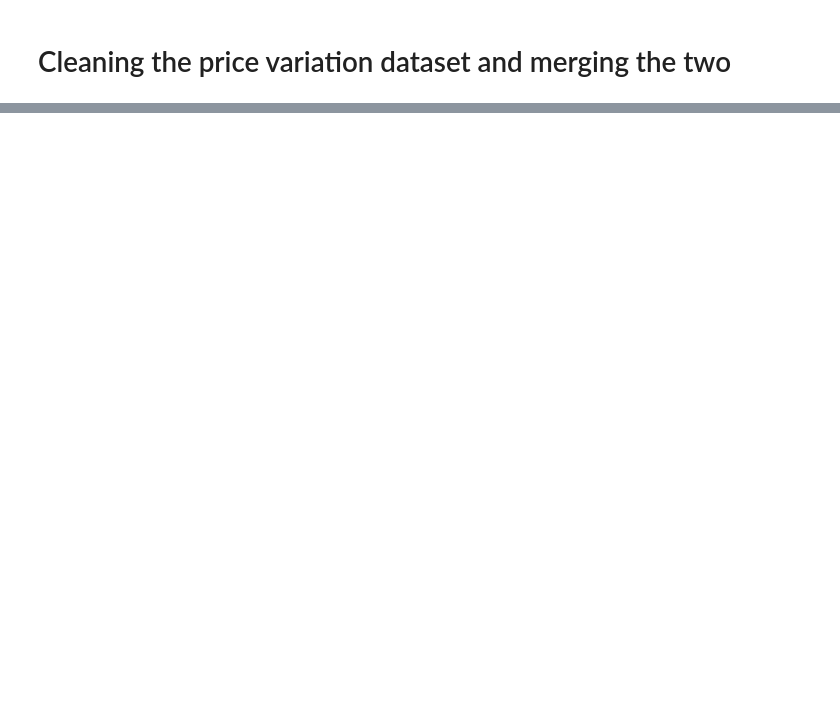
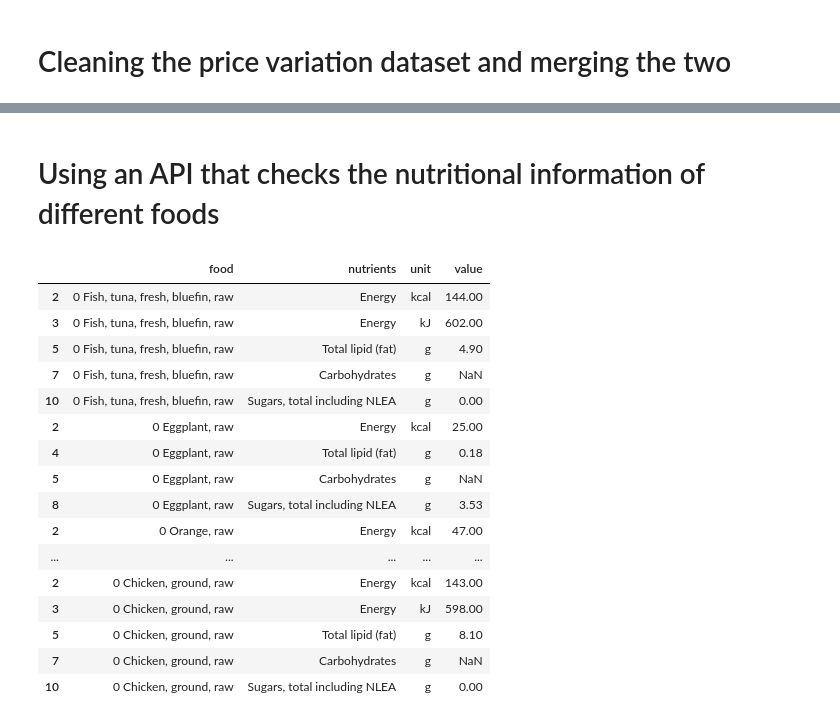
Before and after one commit to Maya-Souza/Project_2_APIs, a Jupyter notebook: Project 2 - Enriching a database.ipynb, the cells around one changed output, grey strips where cells are left out. Saved outputs shown, nothing was run; the diff lists cells and outputs as text; code cells hidden in the pictures; blank space fills up the shorter version.

```diff
--- a/Project 2 - Enriching a database.ipynb
+++ b/Project 2 - Enriching a database.ipynb
@@ -205,0 +290,4 @@ products_wage_filtered.sort_values(by = ['product', 'year'])
+# %%
+food_price_variation_bottom10 = food_wage_variation.sort_values(by="%_var_price", ascending=True)[:10]
+food_price_variation_bottom10 = food_price_variation_bottom10.reset_index(drop=True)
+food_price_variation_bottom10
@@ -205,0 +306,2 @@ products_wage_filtered.sort_values(by = ['product', 'year'])
+# %% [markdown]
+# Using an API that checks the nutritional information of different foods
@@ -205,0 +376,41 @@ products_wage_filtered.sort_values(by = ['product', 'year'])
+# %%
+def food_info_df(df):
+
+    df.drop(['nutrient', 'type', 'id', 'dataPoints', 'foodNutrientDerivation'], axis = 'columns', inplace=True)
+    df.drop(['max', 'min', 'median', 'minYearAcquired', 'nutrientAnalysisDetails', 'loq'], axis = 'columns', inplace=True)
+
+    food_info2 = df[df['nutrients'].isin(['Energy','Carbohydrates', 'Sugars, total including NLEA', 'Total lipid (fat)'])]
+
+    food_info2.insert(3, 'value', food_info2.pop('amount'))
+    food_info2.reset_index(drop=True)
+
+    return food_info2
+# %%
+food_codes_bottom10 = api_codes(food_price_variation_bottom10)
+foods_info_bottom10 = api_food_info(food_codes_bottom10)
+# %%
+food_codes_top10 = api_codes(food_price_variation_top10)
+foods_info_top10 = api_food_info(food_codes_top10)
+# %%
+info_top10 = food_info_df(foods_info_top10)
+info_bottom10 = food_info_df(foods_info_bottom10)
+
+info_top10
+# %% [output]
+|  | food | nutrients | unit | value |
+| 2 | 0 Fish, tuna, fresh, bluefin, raw | Energy | kcal | 144.00 |
+| 3 | 0 Fish, tuna, fresh, bluefin, raw | Energy | kJ | 602.00 |
+| 5 | 0 Fish, tuna, fresh, bluefin, raw | Total lipid (fat) | g | 4.90 |
+| 7 | 0 Fish, tuna, fresh, bluefin, raw | Carbohydrates | g | NaN |
+| 10 | 0 Fish, tuna, fresh, bluefin, raw | Sugars, total including NLEA | g | 0.00 |
+| 2 | 0 Eggplant, raw | Energy | kcal | 25.00 |
+| 4 | 0 Eggplant, raw | Total lipid (fat) | g | 0.18 |
+| 5 | 0 Eggplant, raw | Carbohydrates | g | NaN |
+| 8 | 0 Eggplant, raw | Sugars, total including NLEA | g | 3.53 |
+| 2 | 0 Orange, raw | Energy | kcal | 47.00 |
+| ... | ... | ... | ... | ... |
+| 2 | 0 Chicken, ground, raw | Energy | kcal | 143.00 |
+| 3 | 0 Chicken, ground, raw | Energy | kJ | 598.00 |
+| 5 | 0 Chicken, ground, raw | Total lipid (fat) | g | 8.10 |
+| 7 | 0 Chicken, ground, raw | Carbohydrates | g | NaN |
+| 10 | 0 Chicken, ground, raw | Sugars, total including NLEA | g | 0.00 |
```
Also changed, not shown: parts of 25 cells of this notebook, 1 other file.
